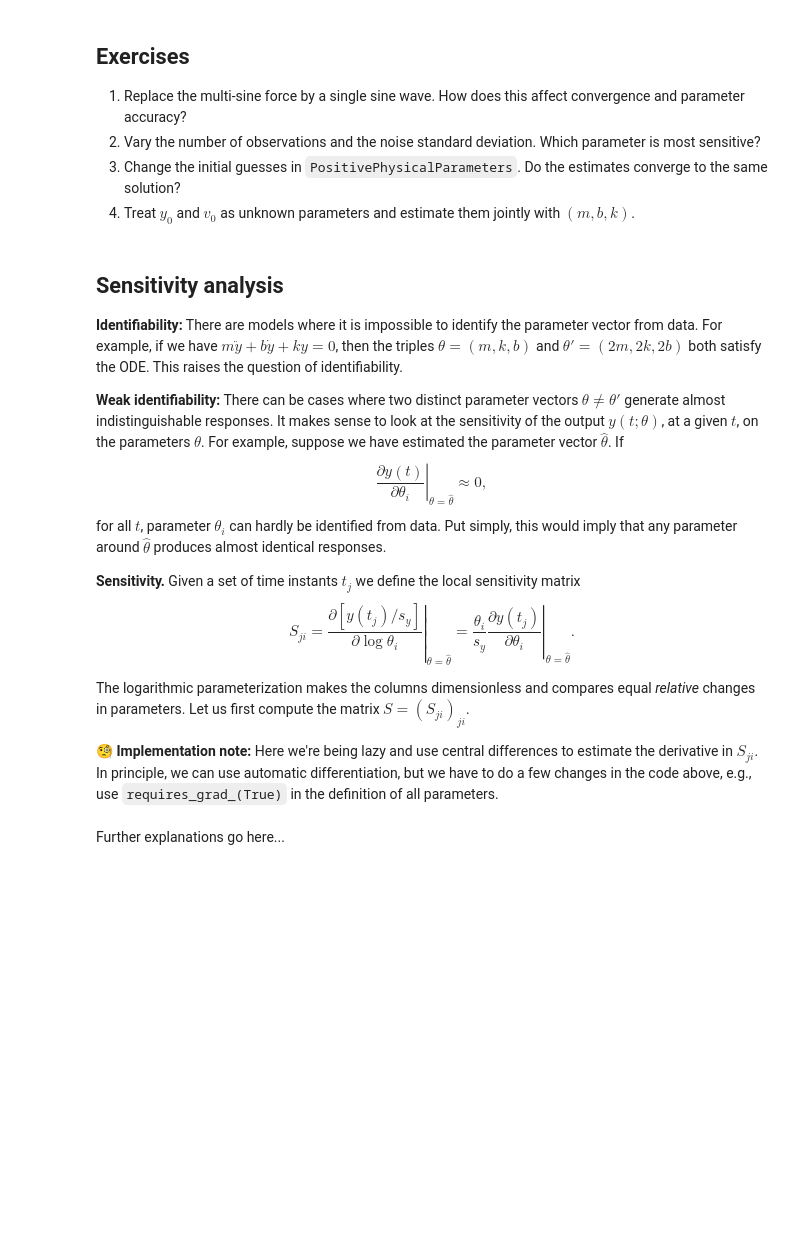
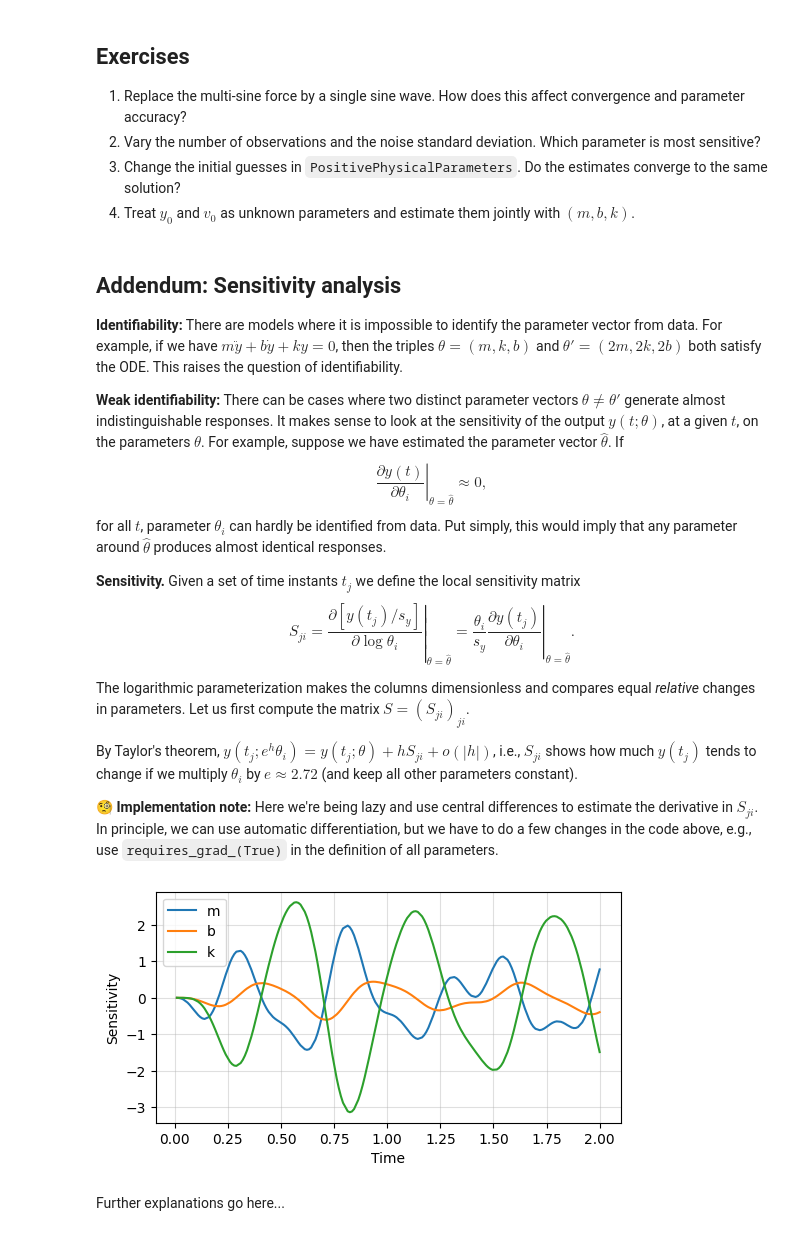
Before and after one commit to alphaville/EstimationTheoryNotebooks, a Jupyter notebook: 5_neural/2_pinn.ipynb, the cells around one changed output. Drawn from its saved outputs; the diff is of its cells as text; code cells hidden in the pictures; blank space fills up the shorter version.

```diff
--- a/5_neural/2_pinn.ipynb
+++ b/5_neural/2_pinn.ipynb
@@ -605,7 +520,7 @@ Residual RMS relative: 1.13%
 3. Change the initial guesses in `PositivePhysicalParameters`. Do the estimates converge to the same solution?
 4. Treat $y_0$ and $v_0$ as unknown parameters and estimate them jointly with $(m,b,k)$.
 # %% [markdown]
-## Sensitivity analysis
+## Addendum: Sensitivity analysis
 
 **Identifiability:** There are models where it is impossible to identify the parameter vector from data. For example, if we have $m\ddot{y} + b\dot{y} + ky = 0$, then the triples $\theta = (m, k, b)$ and $\theta' = (2m, 2k, 2b)$ both satisfy the ODE. This raises the question of identifiability.
 
@@ -619,36 +534,48 @@ $$S_{ji}=\left.\frac{\partial [y(t_j)/s_y]}{\partial\log\theta_i}\right|_{\theta
 
 The logarithmic parameterization makes the columns dimensionless and compares equal *relative* changes in parameters. Let us first compute the matrix $S = (S_{ji})_{ji}$.
 
+By Taylor's theorem, $y(t_j; e^h \theta_i) = y(t_j; \theta) + hS_{ji} + o(|h|)$, i.e., $S_{ji}$ shows how much $y(t_j)$ tends to change if we multiply $\theta_i$ by $e\approx 2.72$ (and keep all other parameters constant).
+
 🧐 **Implementation note:** Here we're being lazy and use central differences to estimate the derivative in $S_{ji}$. In principle, we can use automatic differentiation, but we have to do a few changes in the code above, e.g., use `requires_grad_(True)` in the definition of all parameters.
 # %%
 parameter_names = ("m", "b", "k")
 with torch.no_grad():
     fitted_parameters = torch.stack(physical_parameters()).detach()
 
 relative_step = 1e-3
 sensitivity_columns = []
 
 for parameter_index in range(len(parameter_names)):
     step = relative_step * fitted_parameters[parameter_index].abs()
     parameters_plus = fitted_parameters.clone()
     parameters_minus = fitted_parameters.clone()
     parameters_plus[parameter_index] += step
     parameters_minus[parameter_index] -= step
-    # Approximate derivative with central diffs
+    # Approximate derivative with central diffs...
     y_plus = simulate_oscillator( t_test[:, 0], *parameters_plus, y0, v0 )[:, 0]
     y_minus = simulate_oscillator( t_test[:, 0], *parameters_minus, y0, v0 )[:, 0]
     derivative = (y_plus - y_minus) / (2.0 * step)
     sensitivity_columns.append(derivative)
 
 sensitivity_full = torch.stack(sensitivity_columns, dim=1)
 training_indices = observation_indices[training_mask]
 sensitivity = sensitivity_full[training_indices]
 sensitivity_times = t_test[training_indices, 0]
 
 # Sensitivity to log-parameters, normalized by the response scale
 normalized_sensitivity = (
     sensitivity * fitted_parameters.view(1, -1) / response_scale
 )
+
+plt.figure(figsize=(6, 3))
+plt.plot(sensitivity_times, normalized_sensitivity)
+plt.xlabel('Time')
+plt.ylabel('Sensitivity')
+plt.legend(parameter_names)
+plt.grid(alpha=0.4)
+plt.show()
+# %% [output]
+[figure, added]
 # %% [markdown]
 Further explanations go here...
 # %%
```
Also changed, not shown: parts of 11 cells of this notebook.
